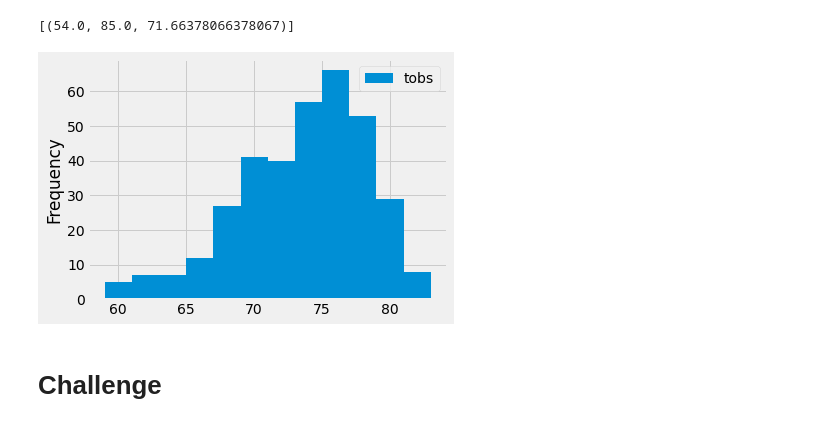
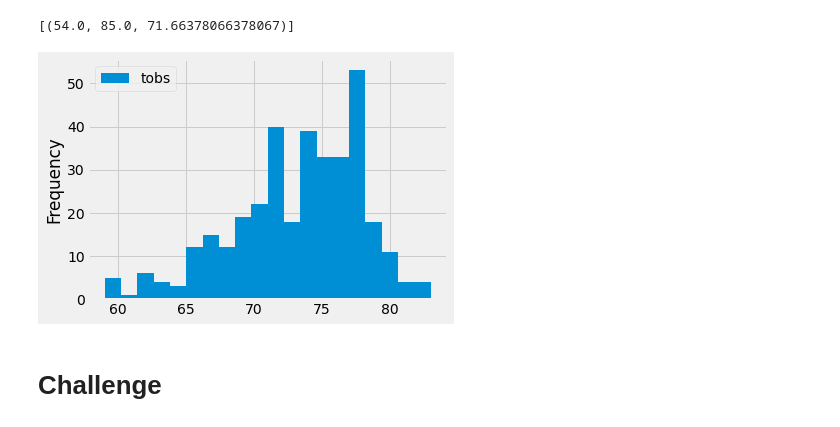
Before and after one commit to ajkriegz/surfs_up, a Jupyter notebook: climate_analysis.ipynb, the cells around one changed output. Saved outputs shown, nothing was run; the diff lists cells and outputs as text; code cells hidden in the pictures.

```diff
--- a/climate_analysis.ipynb
+++ b/climate_analysis.ipynb
@@ -114,16 +114,16 @@ session.query(func.min(Measurement.tobs), func.max(Measurement.tobs), func.avg(M
 # %%
 # Choose the station with the highest number of temperature observations.
 # Query the last 12 months of temperature observation data for this station and plot the results as a histogram
 results = session.query(Measurement.tobs).\
     filter(Measurement.station == 'USC00519281').\
     filter(Measurement.date >= prev_year).all()
 
 df = pd.DataFrame(results, columns=['tobs'])
 
-df.plot.hist(bins=12)
+df.plot.hist(bins=20)
 plt.tight_layout()
 # %% [output]
-[figure, old version]
+[figure, new version]
 # %%
 # Write a function called `calc_temps` that will accept start date and end date in the format '%Y-%m-%d'
 # and return the minimum, average, and maximum temperatures for that range of dates
```
Also changed, not shown: 1 other file.
